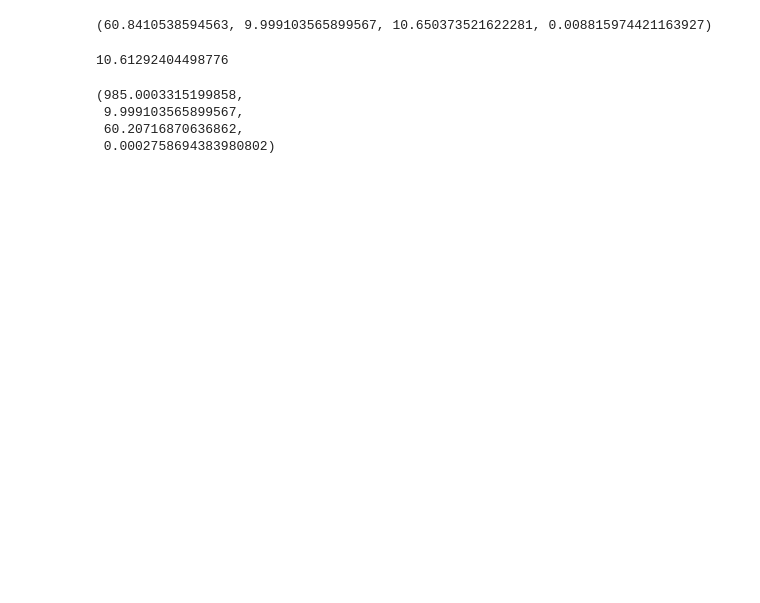
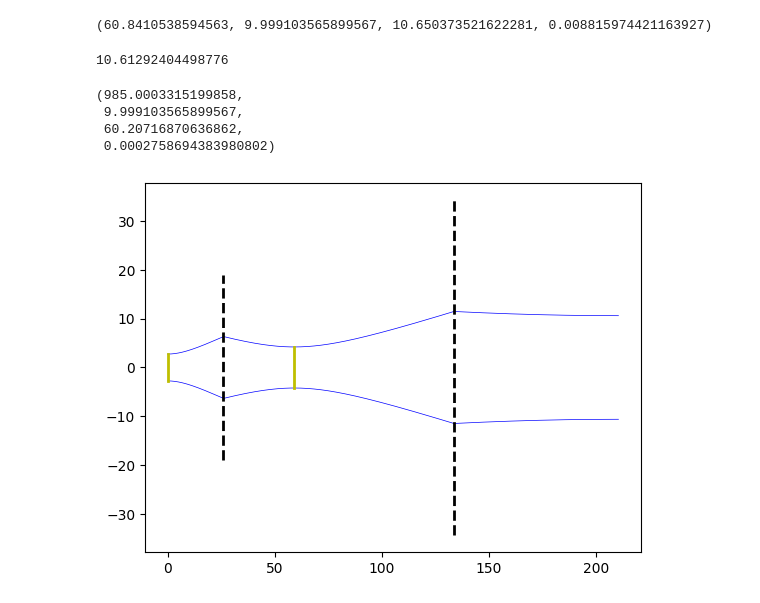
Before and after one commit to XiaodongRencologne/GaussianOptics, a Jupyter notebook: CHAMP_Test.ipynb, the cells around one changed output. Drawn from its saved outputs; the diff is of its cells as text; code cells hidden in the pictures; blank space fills up the shorter version.

Commit message:
Gaussian beam propagation countour

```diff
--- a/CHAMP_Test.ipynb
+++ b/CHAMP_Test.ipynb
@@ -100,3 +100,8 @@ p_w(0,1000)
  9.999103565899567,
  60.20716870636862,
  0.0002758694383980802)
+# %%
+M2=ThinLens(win2, din2, f2, Lambda1)
+DrawBeamCountour([P2,P1],Nin=301,Nout=301,size=1,offset=0)
+# %% [output]
+[figure, added]
```
Also changed, not shown: parts of 3 cells of this notebook, 2 other files.
